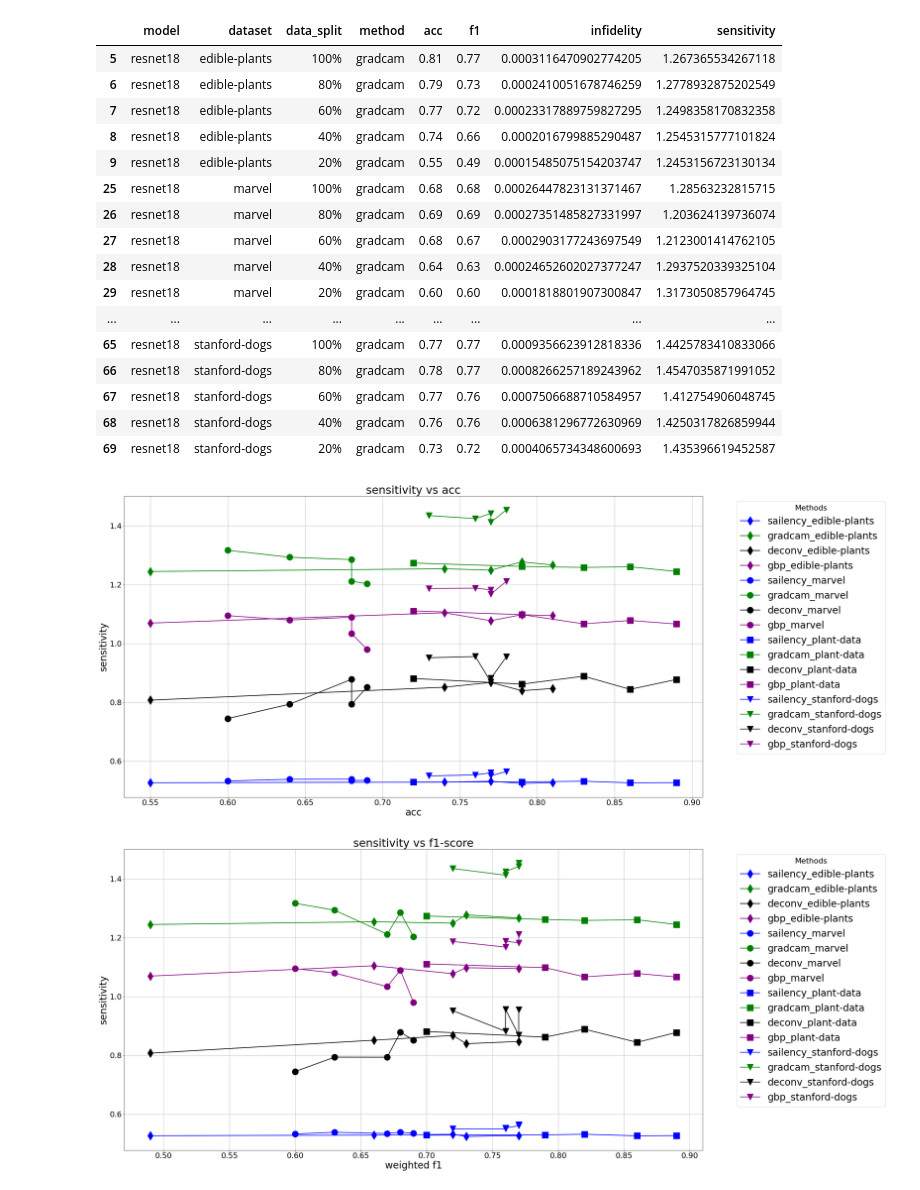
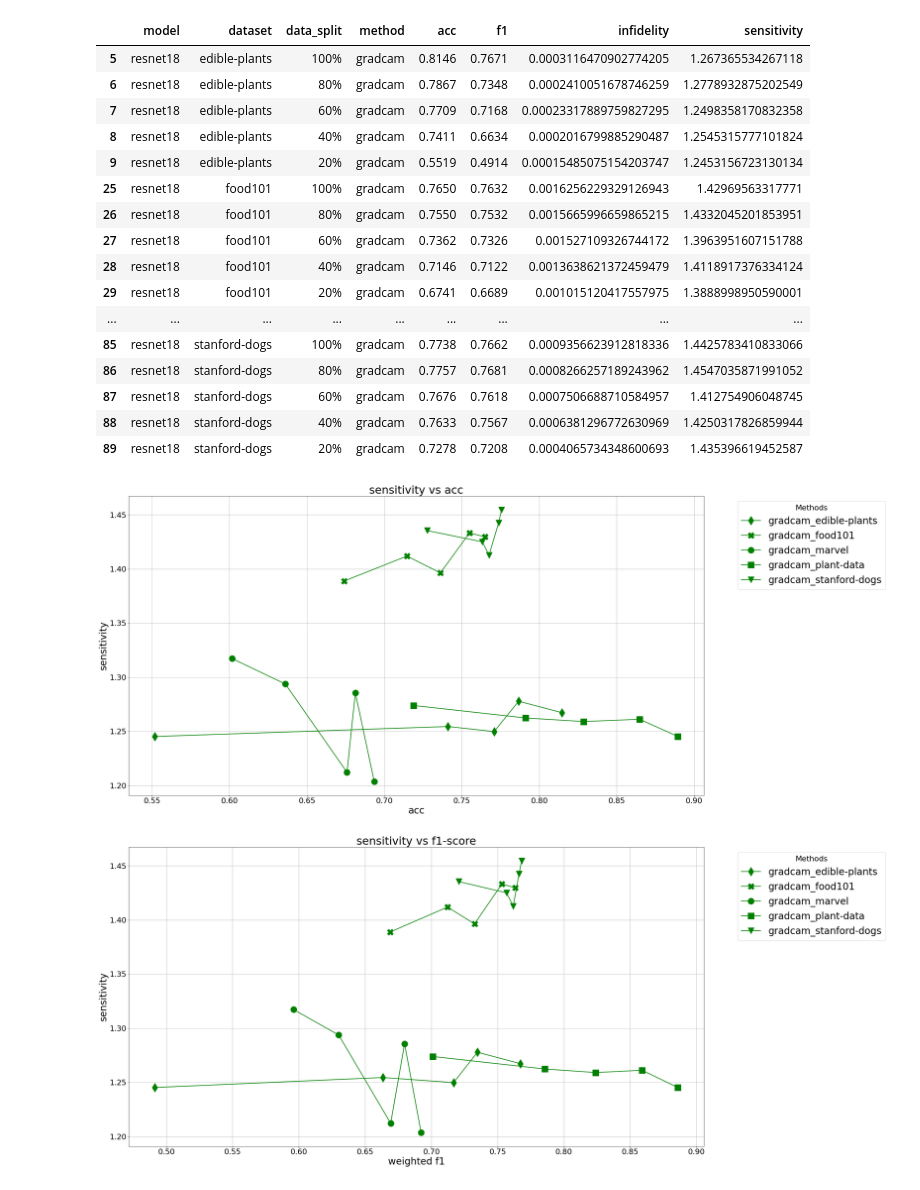
Before and after one commit to burnpiro/xai-correlation, a Jupyter notebook: notebooks/Multiple metrics.ipynb, the cells around one changed output. Drawn from its saved outputs; the diff is of its cells as text; code cells hidden in the pictures.

```diff
--- a/notebooks/Multiple metrics.ipynb
+++ b/notebooks/Multiple metrics.ipynb
@@ -112,3 +10,46 @@ plt.rcParams.update({'font.size': 22})
+# %%
+base_path = '../experiments/'
+model = 'resnet18'
+
+METHODS = {
+#     "ig": "ig",
+#     "sailency": "sailency",
+    "gradcam": "gradcam",
+#     "deconv": "deconv",
+#     "gbp": "gbp",
+}
+
+SPLIT_OPTIONS = ["100%", "80%", "60%", "40%", "20%"]
+
+DATASETS = {
+    "edible-plants": "edible-plants",
+    "food101": "food101",
+    "marvel": "marvel",
+    "plant-data": "plant-data",
+    "stanford-dogs": "stanford-dogs",
+}
+ACC = {}
+F1 = {}
+
+fig_size = (30,16)
+title_font=32
+label_font=28
+marker_size=18
+
+plt.rcParams.update({'font.size': 22})
+# %%
+for dataset in DATASETS.keys():
+    for data_split in SPLIT_OPTIONS:
+        path = os.path.join('../models/evals', f"{model}-{dataset}-{data_split}.csv")
+        res_df = pd.read_csv(path, names=['f1', 'acc'])
+
+        if dataset not in ACC:
+            ACC[dataset] = {}
+        if dataset not in F1:
+            F1[dataset] = {}
+
+        ACC[dataset][data_split] = float(res_df['acc'])
+        F1[dataset][data_split] = float(res_df['f1'])
 # %%
 scores = []
 for dataset in DATASETS.keys():
@@ -126,22 +67,22 @@ scores_df['f1'] = scores_df['f1'].map(lambda x: float(x))
 scores_df[scores_df['method'] == 'gradcam']
 # %% [output]
 |  | model | dataset | data_split | method | acc | f1 | infidelity | sensitivity |
-| 5 | resnet18 | edible-plants | 100% | gradcam | 0.81 | 0.77 | 0.0003116470902774205 | 1.267365534267118 |
-| 6 | resnet18 | edible-plants | 80% | gradcam | 0.79 | 0.73 | 0.0002410051678746259 | 1.2778932875202549 |
-| 7 | resnet18 | edible-plants | 60% | gradcam | 0.77 | 0.72 | 0.00023317889759827295 | 1.2498358170832358 |
-| 8 | resnet18 | edible-plants | 40% | gradcam | 0.74 | 0.66 | 0.0002016799885290487 | 1.2545315777101824 |
-| 9 | resnet18 | edible-plants | 20% | gradcam | 0.55 | 0.49 | 0.00015485075154203747 | 1.2453156723130134 |
-| 25 | resnet18 | marvel | 100% | gradcam | 0.68 | 0.68 | 0.00026447823131371467 | 1.28563232815715 |
-| 26 | resnet18 | marvel | 80% | gradcam | 0.69 | 0.69 | 0.00027351485827331997 | 1.203624139736074 |
-| 27 | resnet18 | marvel | 60% | gradcam | 0.68 | 0.67 | 0.0002903177243697549 | 1.2123001414762105 |
-| 28 | resnet18 | marvel | 40% | gradcam | 0.64 | 0.63 | 0.00024652602027377247 | 1.2937520339325104 |
-| 29 | resnet18 | marvel | 20% | gradcam | 0.60 | 0.60 | 0.0001818801907300847 | 1.3173050857964745 |
+| 5 | resnet18 | edible-plants | 100% | gradcam | 0.8146 | 0.7671 | 0.0003116470902774205 | 1.267365534267118 |
+| 6 | resnet18 | edible-plants | 80% | gradcam | 0.7867 | 0.7348 | 0.0002410051678746259 | 1.2778932875202549 |
+| 7 | resnet18 | edible-plants | 60% | gradcam | 0.7709 | 0.7168 | 0.00023317889759827295 | 1.2498358170832358 |
+| 8 | resnet18 | edible-plants | 40% | gradcam | 0.7411 | 0.6634 | 0.0002016799885290487 | 1.2545315777101824 |
+| 9 | resnet18 | edible-plants | 20% | gradcam | 0.5519 | 0.4914 | 0.00015485075154203747 | 1.2453156723130134 |
+| 25 | resnet18 | food101 | 100% | gradcam | 0.7650 | 0.7632 | 0.0016256229329126943 | 1.42969563317771 |
+| 26 | resnet18 | food101 | 80% | gradcam | 0.7550 | 0.7532 | 0.0015665996659865215 | 1.4332045201853951 |
+| 27 | resnet18 | food101 | 60% | gradcam | 0.7362 | 0.7326 | 0.001527109326744172 | 1.3963951607151788 |
+| 28 | resnet18 | food101 | 40% | gradcam | 0.7146 | 0.7122 | 0.0013638621372459479 | 1.4118917376334124 |
+| 29 | resnet18 | food101 | 20% | gradcam | 0.6741 | 0.6689 | 0.001015120417557975 | 1.3888998950590001 |
 | ... | ... | ... | ... | ... | ... | ... | ... | ... |
-| 65 | resnet18 | stanford-dogs | 100% | gradcam | 0.77 | 0.77 | 0.0009356623912818336 | 1.4425783410833066 |
-| 66 | resnet18 | stanford-dogs | 80% | gradcam | 0.78 | 0.77 | 0.0008266257189243962 | 1.4547035871991052 |
-| 67 | resnet18 | stanford-dogs | 60% | gradcam | 0.77 | 0.76 | 0.0007506688710584957 | 1.412754906048745 |
-| 68 | resnet18 | stanford-dogs | 40% | gradcam | 0.76 | 0.76 | 0.0006381296772630969 | 1.4250317826859944 |
-| 69 | resnet18 | stanford-dogs | 20% | gradcam | 0.73 | 0.72 | 0.0004065734348600693 | 1.435396619452587 |
+| 85 | resnet18 | stanford-dogs | 100% | gradcam | 0.7738 | 0.7662 | 0.0009356623912818336 | 1.4425783410833066 |
+| 86 | resnet18 | stanford-dogs | 80% | gradcam | 0.7757 | 0.7681 | 0.0008266257189243962 | 1.4547035871991052 |
+| 87 | resnet18 | stanford-dogs | 60% | gradcam | 0.7676 | 0.7618 | 0.0007506688710584957 | 1.412754906048745 |
+| 88 | resnet18 | stanford-dogs | 40% | gradcam | 0.7633 | 0.7567 | 0.0006381296772630969 | 1.4250317826859944 |
+| 89 | resnet18 | stanford-dogs | 20% | gradcam | 0.7278 | 0.7208 | 0.0004065734348600693 | 1.435396619452587 |
 # %%
 COLORS = {
     "ig": "red",
@@ -152,7 +93,7 @@ COLORS = {
 }
 MARKERS = {
     "edible-plants": "d",
-#     "food101": "X",
+    "food101": "X",
     "marvel": "o",
     "plant-data": "s",
     "stanford-dogs": "v",
@@ -162,35 +103,35 @@ plt.figure(figsize=fig_size)
 for dataset in DATASETS.keys():
     for method in METHODS.keys():
         filter_df = scores_df[(scores_df['method'] == method) & (scores_df['dataset'] == dataset)].sort_values(['acc'])
         filter_df['sensitivity'] = filter_df['sensitivity'].map(lambda x: float(x))
 
         plt.plot(filter_df['acc'], filter_df['sensitivity'], color=COLORS[method], marker=MARKERS[dataset], label=method+'_'+dataset, linewidth=2, markersize=marker_size)
 
 plt.title('sensitivity vs acc', fontsize=title_font)
 plt.xlabel('acc', fontsize=label_font)
 plt.ylabel('sensitivity', fontsize=label_font)
 plt.legend( title='Methods', bbox_to_anchor=(1.05, 1), loc='upper left', fontsize=label_font)
 plt.grid(True)
 plt.show()
 
 plt.figure(figsize=fig_size)
 
 for dataset in DATASETS.keys():
     for method in METHODS.keys():
         filter_df = scores_df[(scores_df['method'] == method) & (scores_df['dataset'] == dataset)].sort_values(['f1'])
         filter_df['sensitivity'] = filter_df['sensitivity'].map(lambda x: float(x))
 
         plt.plot(filter_df['f1'], filter_df['sensitivity'], color=COLORS[method], marker=MARKERS[dataset], label=method+'_'+dataset, linewidth=2, markersize=marker_size)
 
 plt.title('sensitivity vs f1-score', fontsize=title_font)
 plt.xlabel('weighted f1', fontsize=label_font)
 plt.ylabel('sensitivity', fontsize=label_font)
 plt.legend( title='Methods', bbox_to_anchor=(1.05, 1), loc='upper left', fontsize=label_font)
 plt.grid(True)
 plt.show()
 # %% [output]
-[figure, old version]
+[figure, new version]
-[figure, old version]
+[figure, new version]
 # %%
 
 plt.figure(figsize=fig_size)
```
Also changed, not shown: parts of 2 cells of this notebook, 1 other file.
